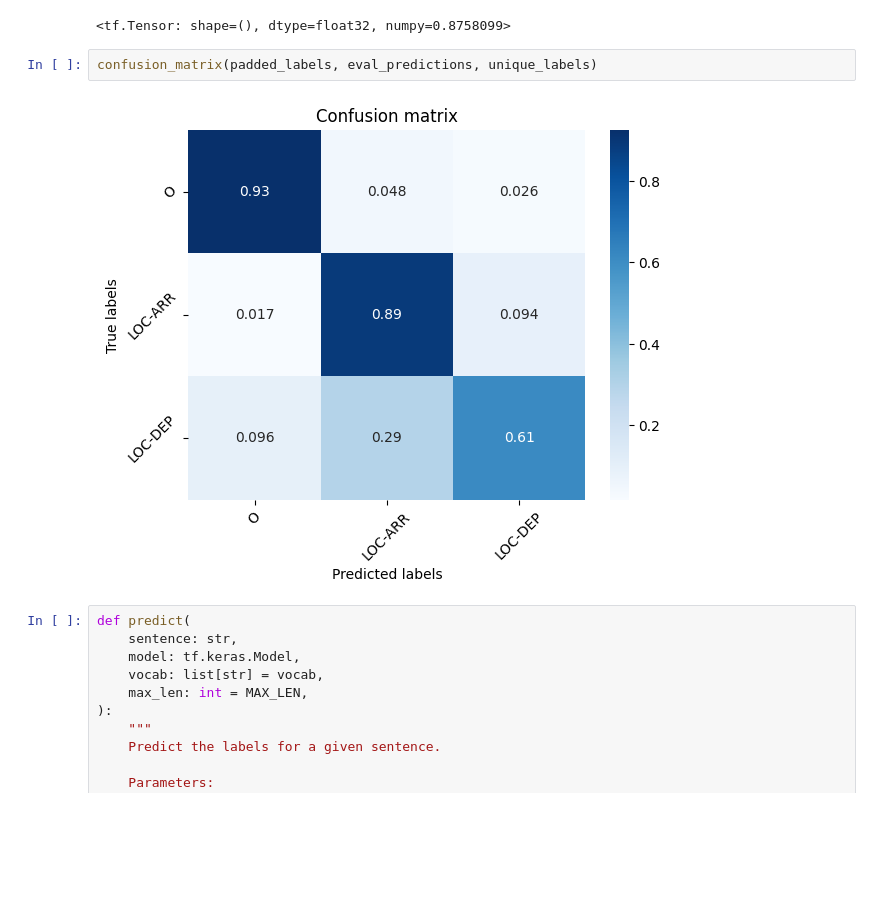
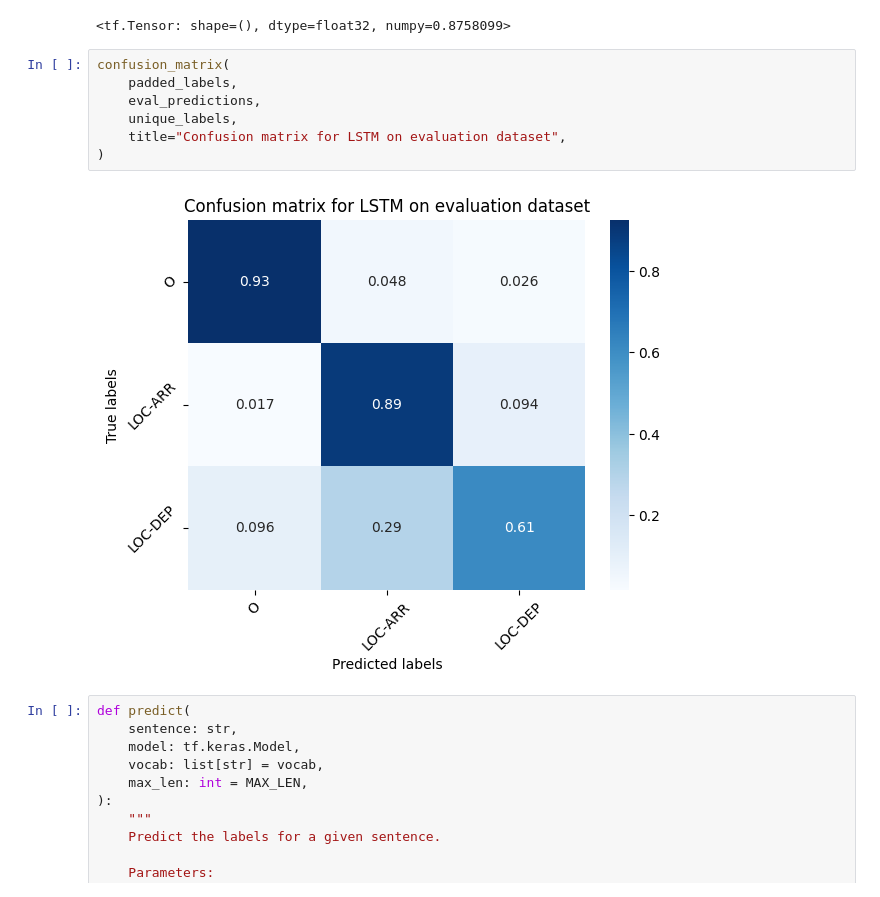
Before and after one commit to lucas066001/TravelOrderResolver, a Jupyter notebook: deepl_ner.ipynb, the cells around one changed output. Drawn from its saved outputs; the diff is of its cells as text; blank space fills up the shorter version.

```diff
--- a/deepl_ner.ipynb
+++ b/deepl_ner.ipynb
@@ -338,9 +344,14 @@ masked_accuracy(padded_labels, eval_predictions)
 # %% [output]
 <tf.Tensor: shape=(), dtype=float32, numpy=0.8758099>
 # %%
-confusion_matrix(padded_labels, eval_predictions, unique_labels)
+confusion_matrix(
+    padded_labels,
+    eval_predictions,
+    unique_labels,
+    title="Confusion matrix for LSTM on evaluation dataset",
+)
 # %% [output]
-[figure, old version]
+[figure, new version]
 # %%
 def predict(
     sentence: str,
```
Also changed, not shown: parts of 1 cell of this notebook, 1 other file.
